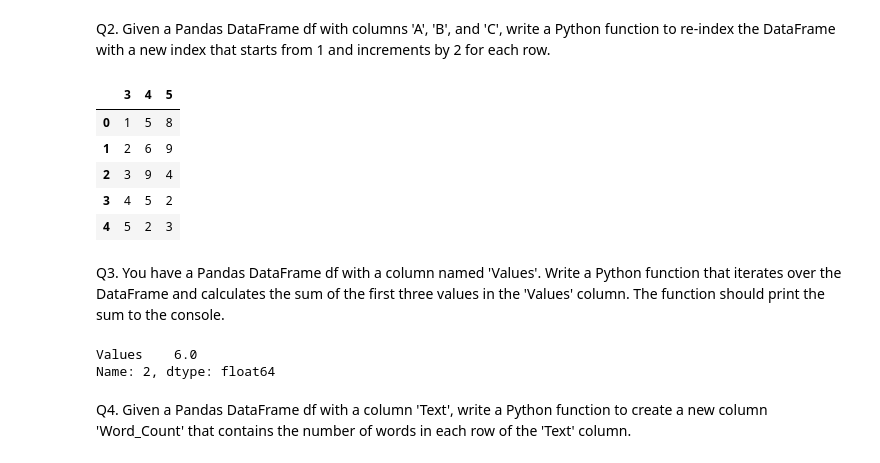
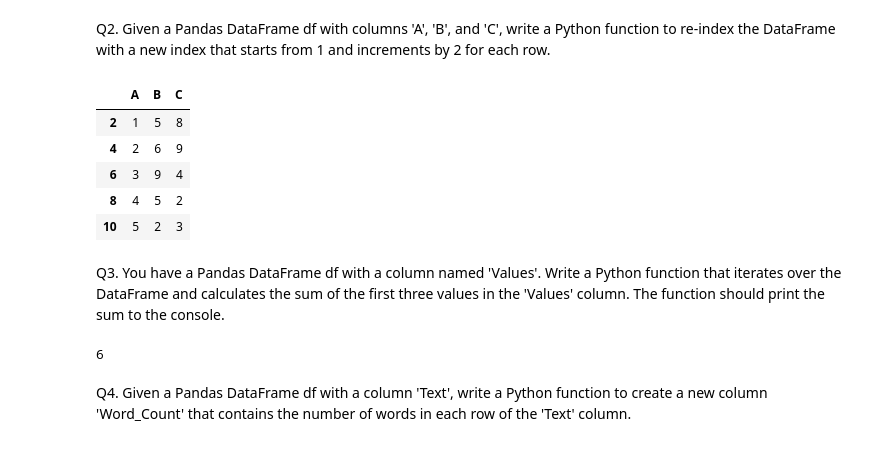
Before and after one commit to PurvanshBarodia/Data_Science_Master, a Jupyter notebook: 24Feb_Assignment.ipynb, the cells around one changed output. Drawn from its saved outputs; the diff is of its cells as text; code cells hidden in the pictures.

```diff
--- a/24Feb_Assignment.ipynb
+++ b/24Feb_Assignment.ipynb
@@ -57,29 +57,35 @@ DataFrame with a new index that starts from 1 and increments by 2 for each row.
 # %%
 df = pd.DataFrame({"A":[1,2,3,4,5],
                    "B":[5,6,9,5,2],
                    "C":[8,9,4,2,3]
 
 })
 
-df.columns= [i+2 for i in range(1,4)]
+df.index= [i*2 for i in range(1,6)]
 df.head()
 # %% [output]
-|  | 3 | 4 | 5 |
-| 0 | 1 | 5 | 8 |
-| 1 | 2 | 6 | 9 |
-| 2 | 3 | 9 | 4 |
-| 3 | 4 | 5 | 2 |
-| 4 | 5 | 2 | 3 |
+|  | A | B | C |
+| 2 | 1 | 5 | 8 |
+| 4 | 2 | 6 | 9 |
+| 6 | 3 | 9 | 4 |
+| 8 | 4 | 5 | 2 |
+| 10 | 5 | 2 | 3 |
 # %% [markdown]
 Q3. You have a Pandas DataFrame df with a column named 'Values'. Write a Python function that
 iterates over the DataFrame and calculates the sum of the first three values in the 'Values' column. The
 function should print the sum to the console.
 # %%
 df2 = pd.DataFrame({"Values":[1,2,3,4,5,6,7,8,9,10,11,12,13,14,15,16,17,18]})
-df2.rolling(window=3).sum().loc[2]
+
+sum = 0
+for i,row in df2.iterrows():
+  if i==3:
+    break
+  else:
+    sum+=row['Values']
+print(sum)
 # %% [output]
-Values    6.0
-Name: 2, dtype: float64
+6
 # %% [markdown]
 Q4. Given a Pandas DataFrame df with a column 'Text', write a Python function to create a new column
 'Word_Count' that contains the number of words in each row of the 'Text' column.
```
Also changed, not shown: parts of 1 cell of this notebook.
